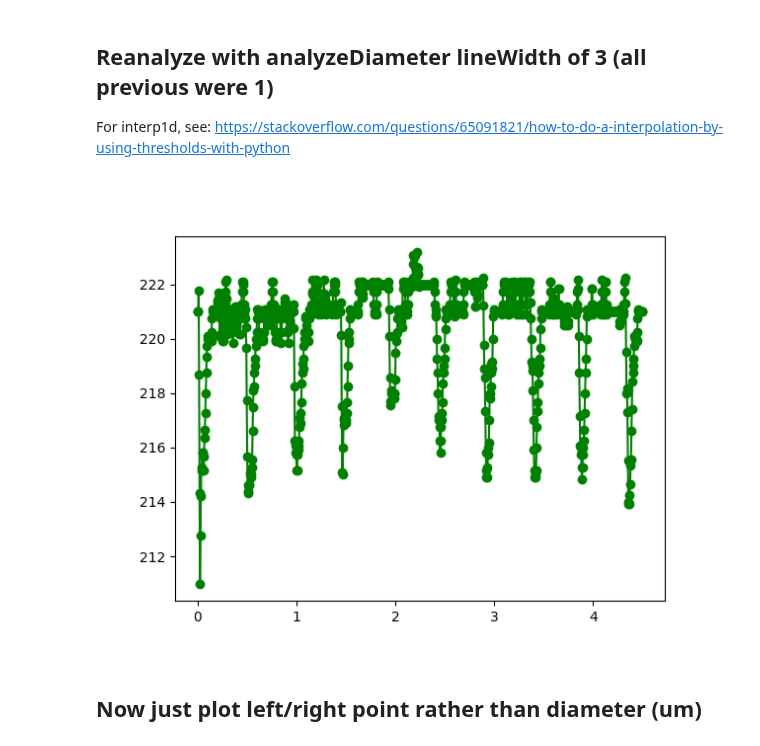
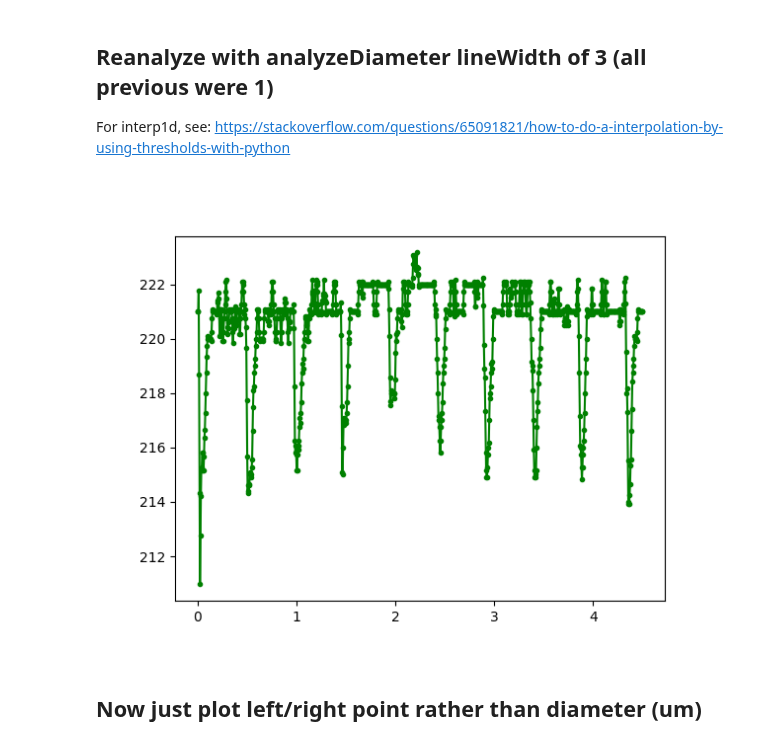
Before and after one commit to cudmore/SanPy, a Jupyter notebook: examples/kym-diameter/low-res-problem.ipynb, the cells around one changed output. Saved outputs shown, nothing was run; the diff lists cells and outputs as text; code cells hidden in the pictures.

```diff
--- a/examples/kym-diameter/low-res-problem.ipynb
+++ b/examples/kym-diameter/low-res-problem.ipynb
@@ -72,35 +69,36 @@ diameter_pnts2 = ba.kymAnalysis.getResults("diameter_pnts")
 # %%
 fig, ax1 = plt.subplots()
 
 # ax1.plot(time_sec, diameter_pnts2, 'k.-');
 # ax1.plot(time_sec, diameter_pnts, 'r');
 
 import scipy.signal
 medianFilter = 5
-_medFilt = scipy.signal.medfilt(diameter_pnts, medianFilter)
+_medFilt = scipy.signal.medfilt(diameter_pnts2, medianFilter)
 
 SavitzkyGolay_pnts = 5
 SavitzkyGolay_poly = 2
 _filteredY = scipy.signal.savgol_filter(
     _medFilt,
     SavitzkyGolay_pnts,
     SavitzkyGolay_poly,
     axis=0,
     mode="nearest",
 )
-ax1.plot(time_sec, _filteredY, 'go-');
+ax1.plot(time_sec, _filteredY, 'g.-');
 
 # try interpolation
-from scipy.interpolate import interp1d
-x=np.arange(0,len(time_sec[:-2]))
-x=np.arange(0,len(time_sec))
-f = interp1d(x,diameter_pnts,kind="linear")
-xnew = np.arange(0, len(time_sec[:-3]),0.01)
-xnew = np.arange(0, len(time_sec[:-2]),0.01)
-ynew = f(xnew)
-# ax1.plot(xnew, ynew, 'r.');
+if 0:
+    from scipy.interpolate import interp1d
+    x=np.arange(0,len(time_sec[:-2]))
+    x=np.arange(0,len(time_sec))
+    f = interp1d(x,diameter_pnts,kind="linear")
+    xnew = np.arange(0, len(time_sec[:-3]),0.01)
+    xnew = np.arange(0, len(time_sec[:-2]),0.001)
+    ynew = f(xnew)
+    ax1.plot(xnew, ynew, 'r.');
 # %% [output]
-[figure, old version]
+[figure, new version]
 # %% [markdown]
 ## Now just plot left/right point rather than diameter (um)
 # %%
```
Also changed, not shown: parts of 2 cells of this notebook.
